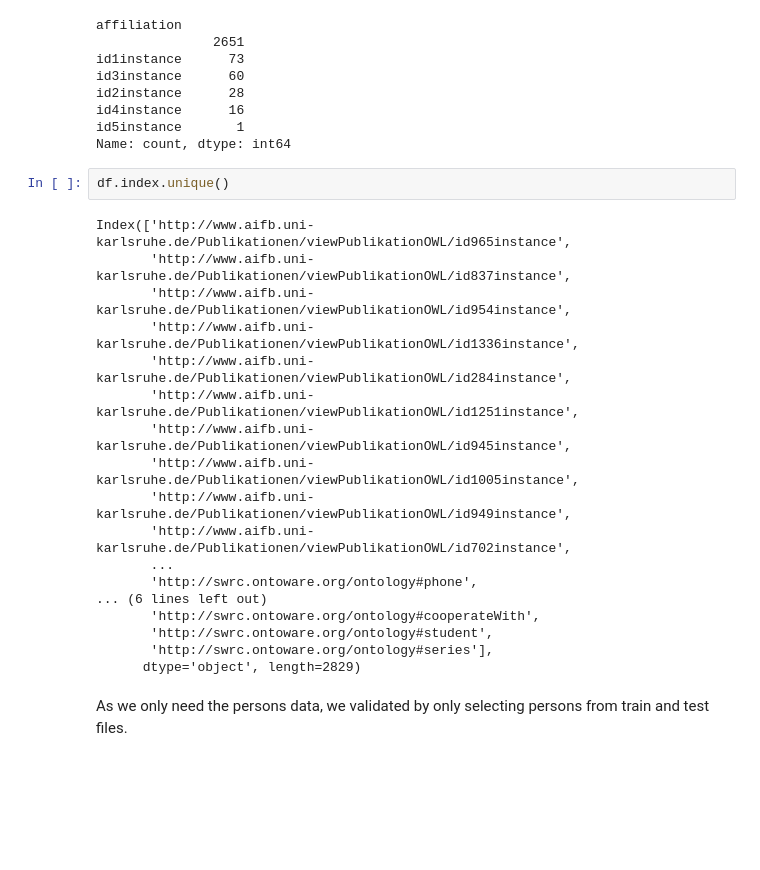
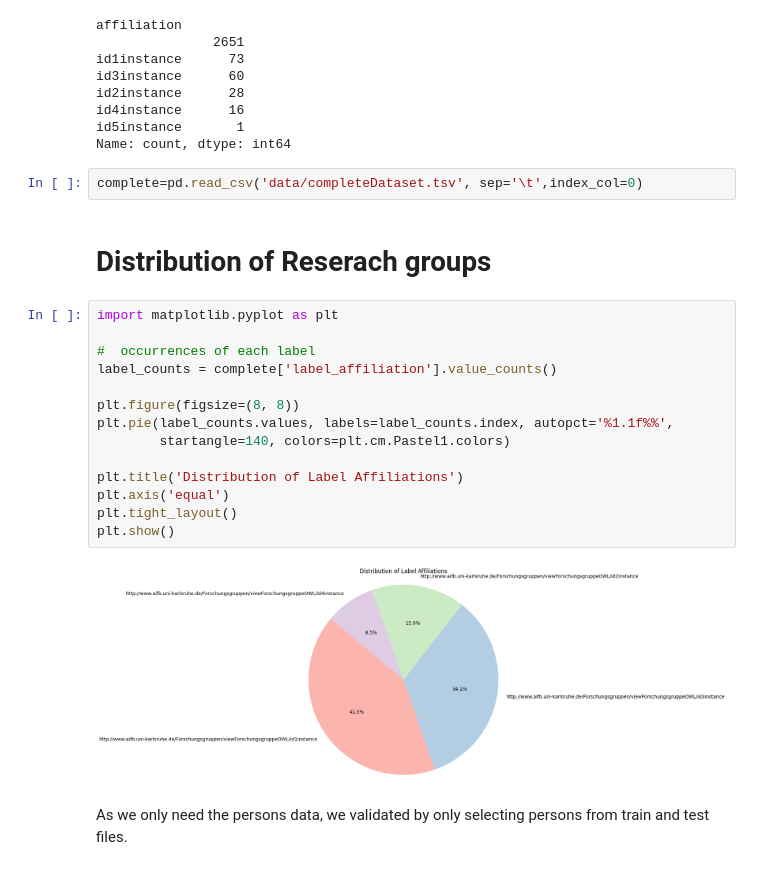
Before and after one commit to Ruthwik2610/X-AI_MP-, a Jupyter notebook: main.ipynb, the cells around one changed output. Saved outputs shown, nothing was run; the diff lists cells and outputs as text; blank space fills up the shorter version.

```diff
--- a/main.ipynb
+++ b/main.ipynb
@@ -110,26 +126,26 @@ id2instance      28
 id4instance      16
 id5instance       1
 Name: count, dtype: int64
-# %%
-df.index.unique()
-# %% [output]
-Index(['http://www.aifb.uni-karlsruhe.de/Publikationen/viewPublikationOWL/id965instance',
-       'http://www.aifb.uni-karlsruhe.de/Publikationen/viewPublikationOWL/id837instance',
-       'http://www.aifb.uni-karlsruhe.de/Publikationen/viewPublikationOWL/id954instance',
-       'http://www.aifb.uni-karlsruhe.de/Publikationen/viewPublikationOWL/id1336instance',
-       'http://www.aifb.uni-karlsruhe.de/Publikationen/viewPublikationOWL/id284instance',
-       'http://www.aifb.uni-karlsruhe.de/Publikationen/viewPublikationOWL/id1251instance',
-       'http://www.aifb.uni-karlsruhe.de/Publikationen/viewPublikationOWL/id945instance',
-       'http://www.aifb.uni-karlsruhe.de/Publikationen/viewPublikationOWL/id1005instance',
-       'http://www.aifb.uni-karlsruhe.de/Publikationen/viewPublikationOWL/id949instance',
-       'http://www.aifb.uni-karlsruhe.de/Publikationen/viewPublikationOWL/id702instance',
-       ...
-       'http://swrc.ontoware.org/ontology#phone',
-... (6 lines left out)
-       'http://swrc.ontoware.org/ontology#cooperateWith',
-       'http://swrc.ontoware.org/ontology#student',
-       'http://swrc.ontoware.org/ontology#series'],
-      dtype='object', length=2829)
+# %%
+complete=pd.read_csv('data/completeDataset.tsv', sep='\t',index_col=0)
+# %% [markdown]
+# Distribution of Reserach groups
+# %%
+import matplotlib.pyplot as plt
+
+#  occurrences of each label
+label_counts = complete['label_affiliation'].value_counts()
+
+plt.figure(figsize=(8, 8))
+plt.pie(label_counts.values, labels=label_counts.index, autopct='%1.1f%%',
+        startangle=140, colors=plt.cm.Pastel1.colors)
+
+plt.title('Distribution of Label Affiliations')
+plt.axis('equal')
+plt.tight_layout()
+plt.show()
+# %% [output]
+[figure, added]
 # %% [markdown]
 As we only need the persons data, we validated by only selecting persons from train and test files.
 # %% [markdown]
```
Also changed, not shown: parts of 15 cells of this notebook, 6 other files.
